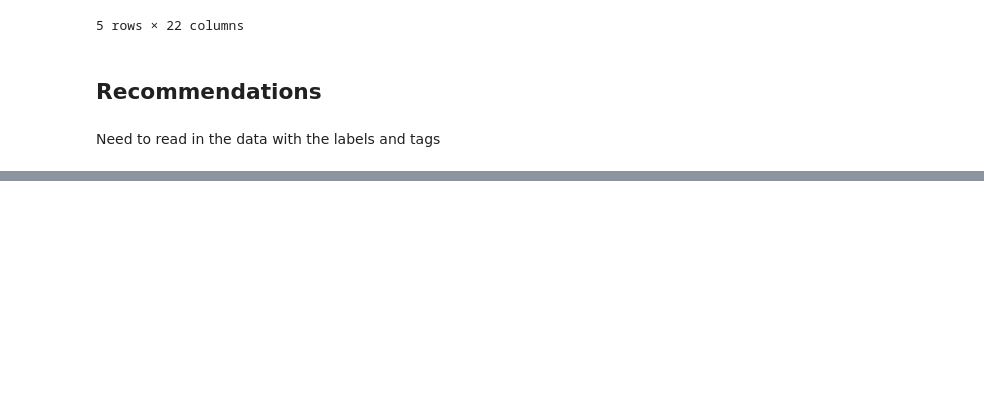
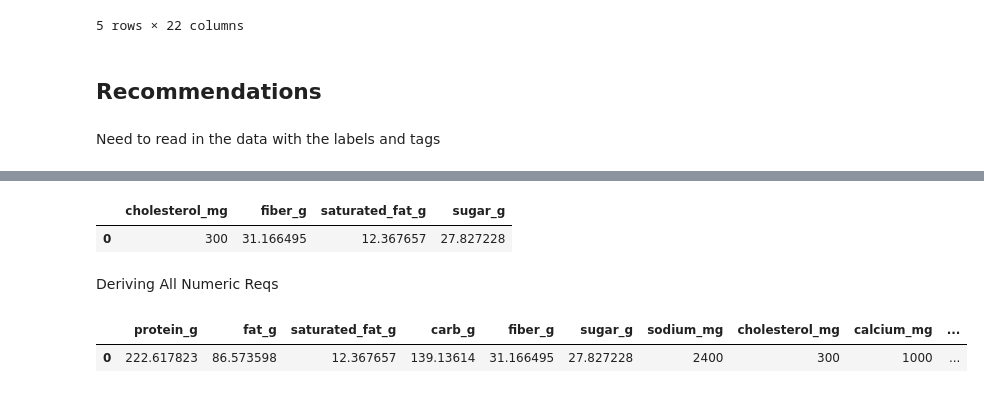
Before and after one commit to jamesdvance/meal_maker, a Jupyter notebook: desktop-meal-maker/Desktop-Meal-Maker-Master.ipynb, the cells around one changed output, grey strips where cells are left out. Saved outputs shown, nothing was run; the diff lists cells and outputs as text; code cells hidden in the pictures; blank space fills up the shorter version.

```diff
--- a/desktop-meal-maker/Desktop-Meal-Maker-Master.ipynb
+++ b/desktop-meal-maker/Desktop-Meal-Maker-Master.ipynb
@@ -403,0 +534,20 @@ df = pd.read_csv('C:/Users/J/Desktop/Businesses/Meal_Maker/Scraped_Data/combined
+# %%
+dv_df = pd.DataFrame([{'sugar_g':cal_req*.05/4,'saturated_fat_g':cal_req*.05/9,'fiber_g':cal_req*(14/1000), 'cholesterol_mg':300}])
+# %%
+dv_df
+# %% [output]
+|  | cholesterol_mg | fiber_g | saturated_fat_g | sugar_g |
+| 0 | 300 | 31.166495 | 12.367657 | 27.827228 |
+# %% [markdown]
+Deriving All Numeric Reqs
+# %%
+num_reqs_df = pd.concat([macro_df, fda_vit_df, dv_df], axis=1)
+# %%
+num_reqs_df = num_reqs_df
+# %%
+num_reqs_df = num_reqs_df[df.columns.values[11:len(df.columns.values)]]
+# %%
+num_reqs_df
+# %% [output]
+|  | protein_g | fat_g | saturated_fat_g | carb_g | fiber_g | sugar_g | sodium_mg | cholesterol_mg | calcium_mg | ... |
+| 0 | 222.617823 | 86.573598 | 12.367657 | 139.13614 | 31.166495 | 27.827228 | 2400 | 300 | 1000 | ... |
```
Also changed, not shown: parts of 72 cells of this notebook, 2 other files.
